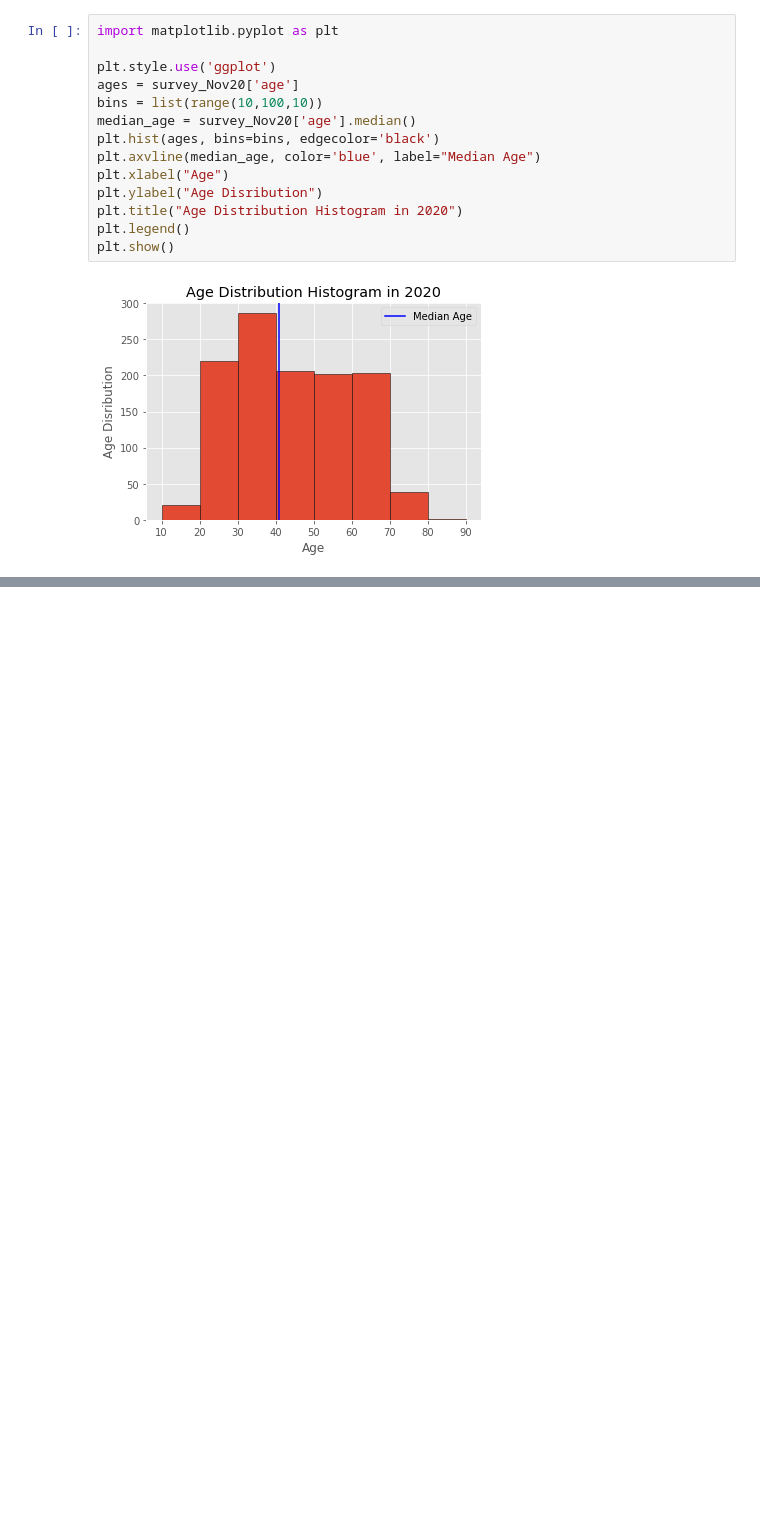
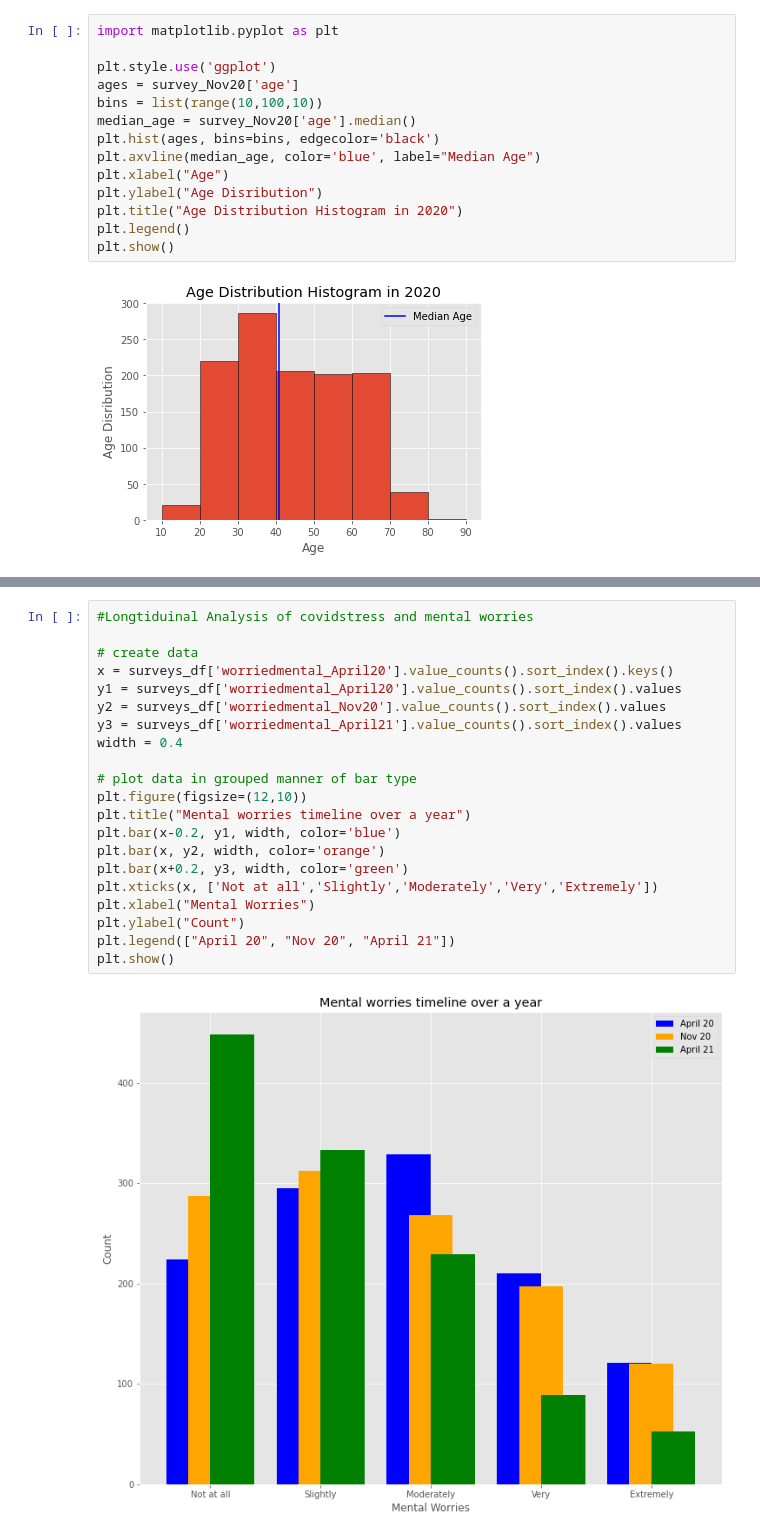
Before and after one commit to shahyash-95/ML-for-Good-Hackathon, a Jupyter notebook: survey-adult.ipynb, the cells around one changed output, grey strips where cells are left out. Cells and saved outputs as stored; diff of their text form; blank space fills up the shorter version.

```diff
--- a/survey-adult.ipynb
+++ b/survey-adult.ipynb
@@ -91,0 +161,23 @@ survey_April21['location'].value_counts().plot(kind='bar')
+# %%
+#Longtiduinal Analysis of covidstress and mental worries
+
+# create data
+x = surveys_df['worriedmental_April20'].value_counts().sort_index().keys()
+y1 = surveys_df['worriedmental_April20'].value_counts().sort_index().values
+y2 = surveys_df['worriedmental_Nov20'].value_counts().sort_index().values
+y3 = surveys_df['worriedmental_April21'].value_counts().sort_index().values
+width = 0.4
+
+# plot data in grouped manner of bar type
+plt.figure(figsize=(12,10))
+plt.title("Mental worries timeline over a year")
+plt.bar(x-0.2, y1, width, color='blue')
+plt.bar(x, y2, width, color='orange')
+plt.bar(x+0.2, y3, width, color='green')
+plt.xticks(x, ['Not at all','Slightly','Moderately','Very','Extremely'])
+plt.xlabel("Mental Worries")
+plt.ylabel("Count")
+plt.legend(["April 20", "Nov 20", "April 21"])
+plt.show()
+# %% [output]
+[figure, added]
```
Also changed, not shown: parts of 23 cells of this notebook, 1 other file.
